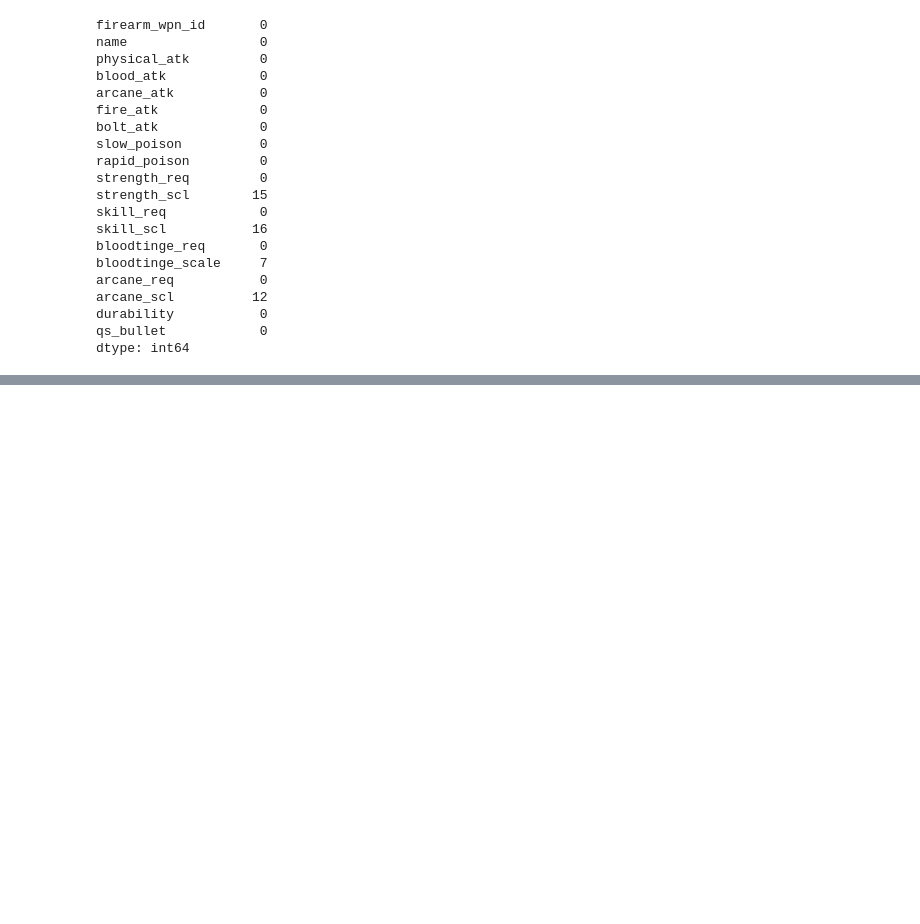
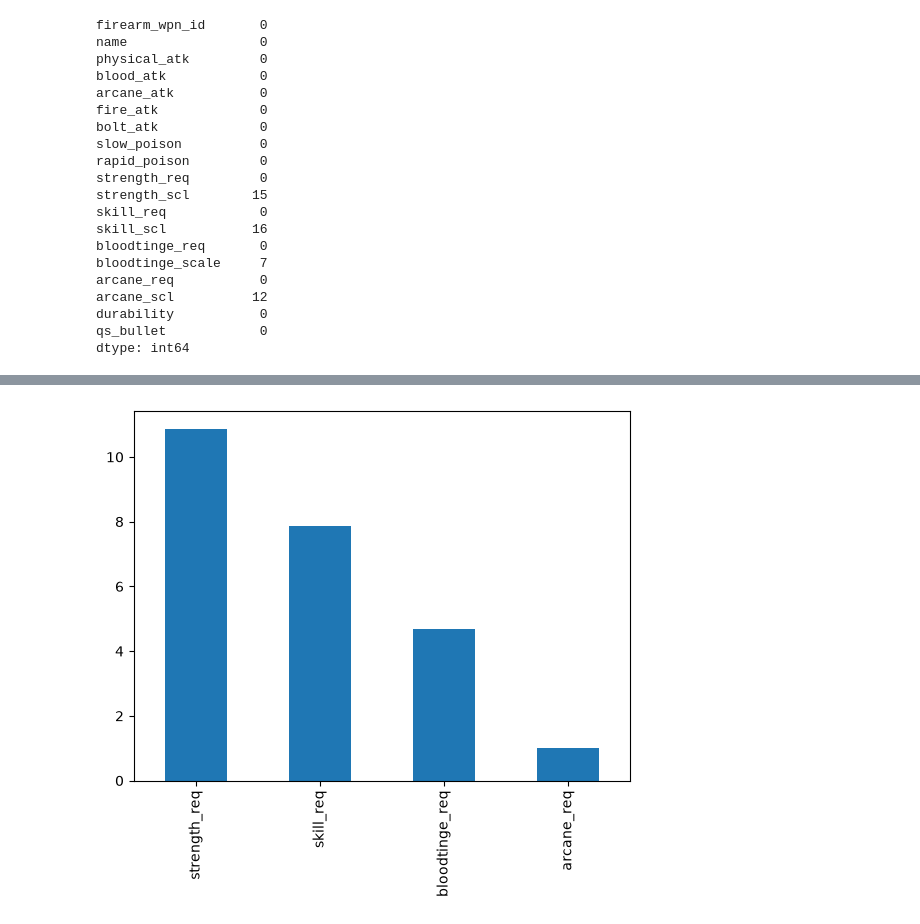
Before and after one commit to sowmenroy/bloodborne-weapon-analysis, a Jupyter notebook: python/eda.ipynb, the cells around one changed output, grey strips where cells are left out. Drawn from its saved outputs; the diff is of its cells as text; code cells hidden in the pictures; blank space fills up the shorter version.

```diff
--- a/python/eda.ipynb
+++ b/python/eda.ipynb
@@ -409,0 +464,5 @@ bosses_long.to_csv('../data/bosses_long.csv', index=False)
+# %%
+firearms[req_cols].mean().plot(kind='bar')
+plt.show()
+# %% [output]
+[figure, added]
```
Also changed, not shown: parts of 36 cells of this notebook, 1 other file.
